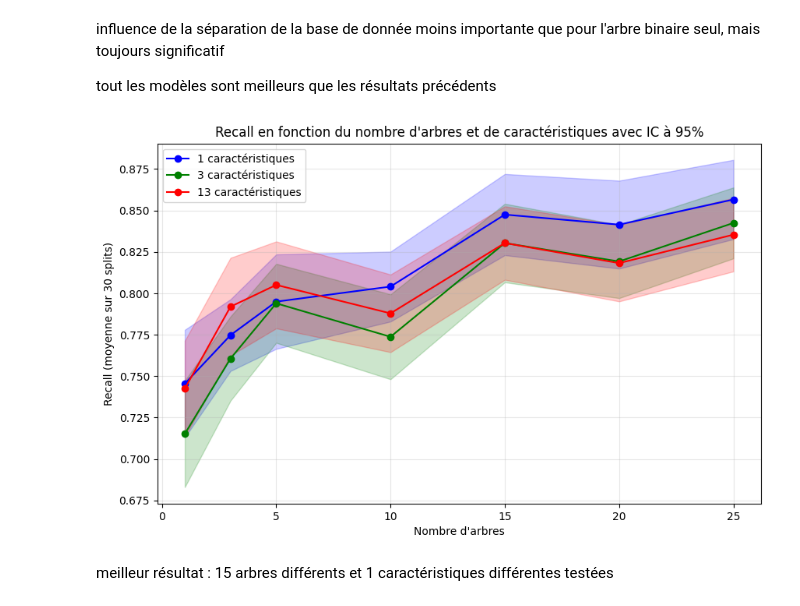
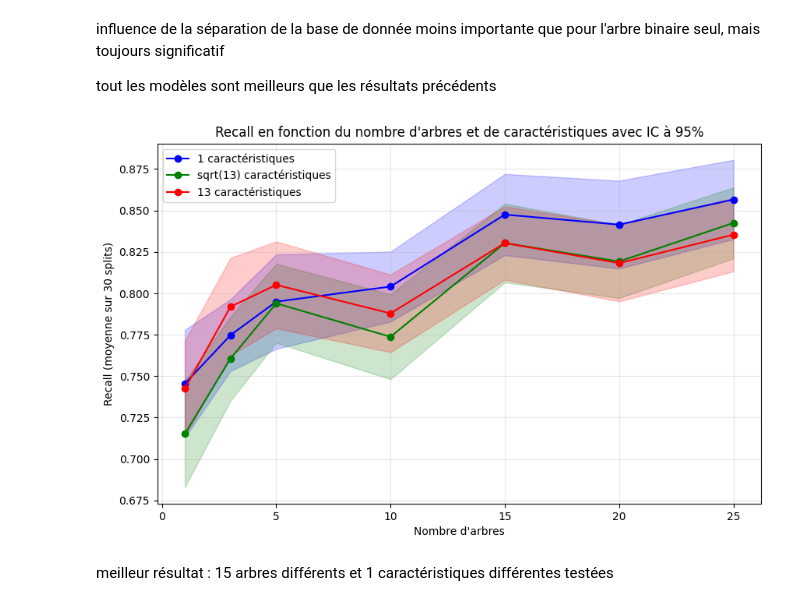
Before and after one commit to prichert17/Apprentissage_automatique_arbre_decision, a Jupyter notebook: main.ipynb, the cells around one changed output. Drawn from its saved outputs; the diff is of its cells as text; code cells hidden in the pictures.

Commit message:
correction sqrt(13) à la place de 3

```diff
--- a/main.ipynb
+++ b/main.ipynb
@@ -517,7 +517,7 @@ tout les modèles sont meilleurs que les résultats précédents
 
 #graphique du recall en fonction du nombre d'arbres et de caractéristiques
 nombre_arbres = [1, 3, 5, 10, 15, 20, 25]
-nombre_caracteristiques = [1, int(np.sqrt(13)), 13]
+nombre_caracteristiques = [1, 'sqrt', 13]
 
 recall_forest = {M: [] for M in nombre_caracteristiques}
 std_forest = {M: [] for M in nombre_caracteristiques}
@@ -539,35 +539,36 @@ for B in nombre_arbres:
         # Calcul de la moyenne et de l'écart-type des 30 résultats
         recall_forest[M].append(np.mean(temp_forest))
         std_forest[M].append(np.std(temp_forest))
 
 # Conversion en arrays numpy
 for M in nombre_caracteristiques:
     recall_forest[M] = np.array(recall_forest[M])
     std_forest[M] = np.array(std_forest[M])
 
 # Calcul des intervalles de confiance à 95%
 ic_forest = {M: 1.96 * std_forest[M] / np.sqrt(30) for M in nombre_caracteristiques}
 
 # Définition des couleurs pour chaque courbe
 colors = ['blue', 'green', 'red']
+labels = ['1', 'sqrt(13)', '13']  # Labels pour la légende
 
 plt.figure(figsize=(10, 6))
 for i, M in enumerate(nombre_caracteristiques):
-    plt.plot(nombre_arbres, recall_forest[M], marker='o', label=f'{M} caractéristiques', color=colors[i])
+    plt.plot(nombre_arbres, recall_forest[M], marker='o', label=f'{labels[i]} caractéristiques', color=colors[i])
     plt.fill_between(nombre_arbres,
                      recall_forest[M] - ic_forest[M],
                      recall_forest[M] + ic_forest[M],
                      alpha=0.2,
                      color=colors[i])
 
 plt.xlabel('Nombre d\'arbres')
 plt.ylabel('Recall (moyenne sur 30 splits)')
 plt.title('Recall en fonction du nombre d\'arbres et de caractéristiques avec IC à 95%')
 plt.legend()
 plt.grid(alpha=0.3)
 plt.show()
 # %% [output]
-[figure, old version]
+[figure, new version]
 # %% [markdown]
 meilleur résultat : 15 arbres différents et 1 caractéristiques différentes testées
 # %%
```
